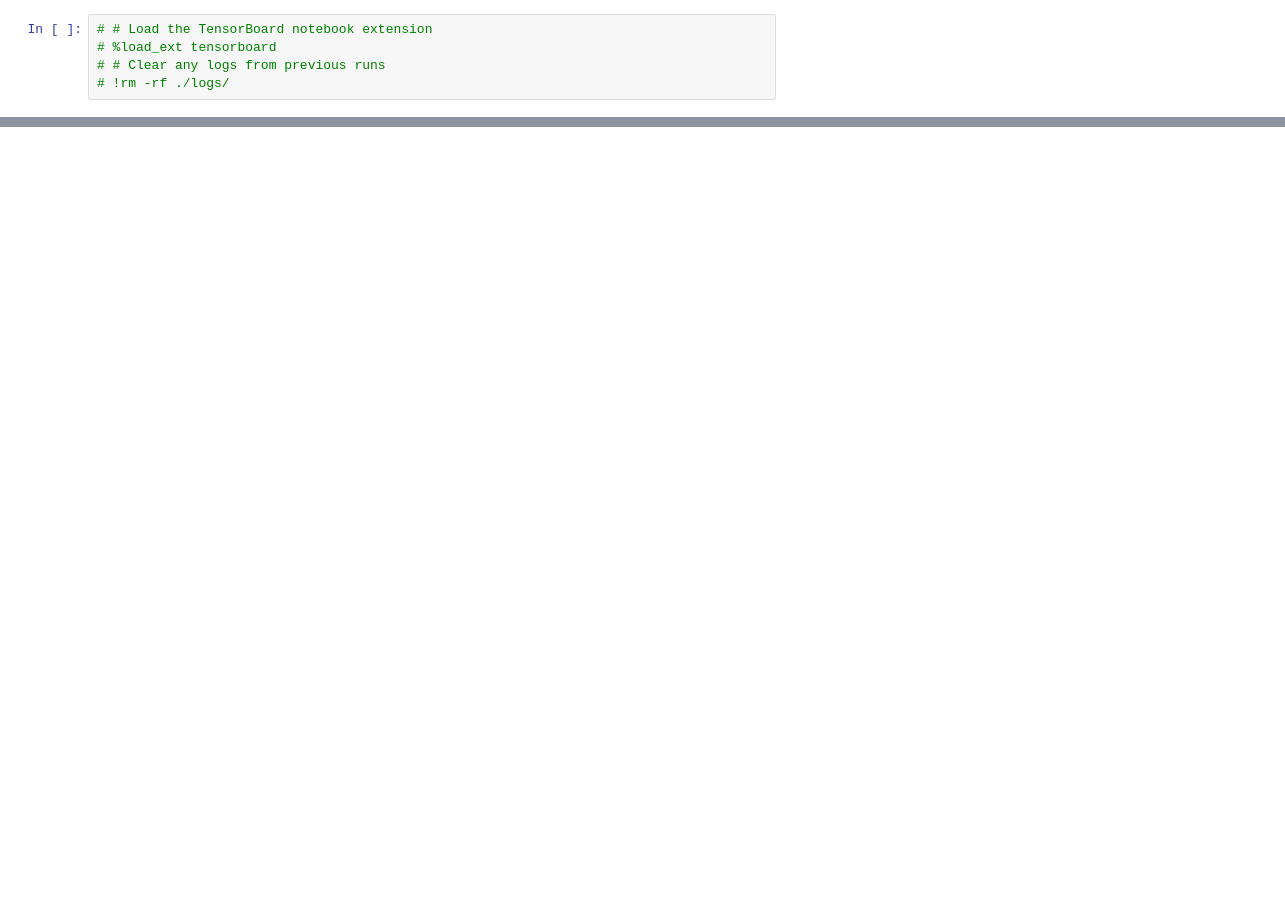
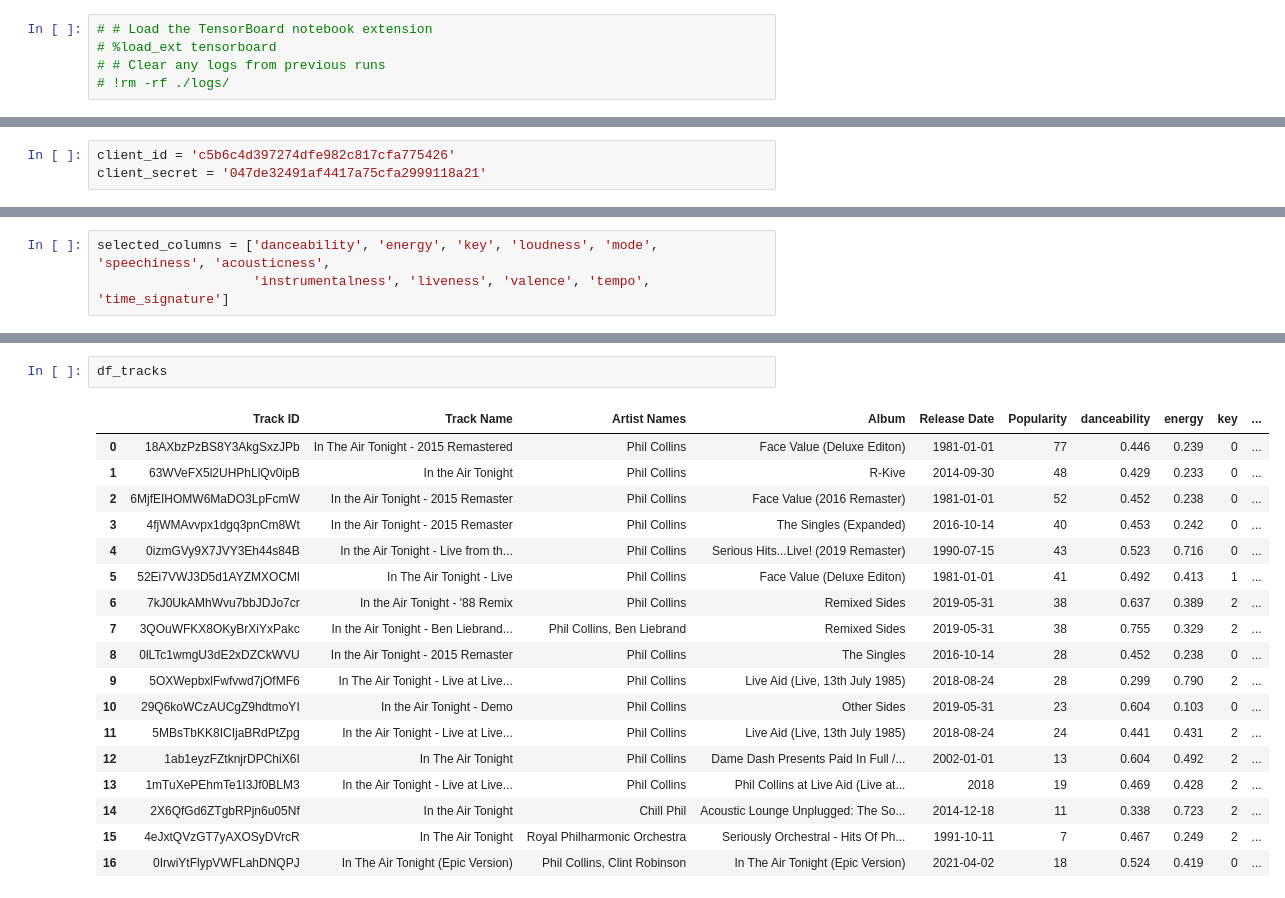
Before and after one commit to Coopsims/Random-Projects, a Jupyter notebook: Spotify Data Science/Song Popularity/Spotify-analysis-V2.0.ipynb, the cells around one changed output, grey strips where cells are left out. Cells and saved outputs as stored; diff of their text form; blank space fills up the shorter version.

```diff
--- a/Spotify Data Science/Song Popularity/Spotify-analysis-V2.0.ipynb
+++ b/Spotify Data Science/Song Popularity/Spotify-analysis-V2.0.ipynb
@@ -172,5 +167,8 @@ def f1_score_nn(y_true, y_pred):
     f1_val = 2 * (precision * recall) / (precision + recall + K.epsilon())
 
     return f1_val
+# %%
+client_id = 'c5b6c4d397274dfe982c817cfa775426'
+client_secret = '047de32491af4417a75cfa2999118a21'
 # %%
 # Putting file specific info into arrays for easier access
@@ -417,0 +396,3 @@ AUPRC: 0.879257
+# %%
+selected_columns = ['danceability', 'energy', 'key', 'loudness', 'mode', 'speechiness', 'acousticness',
+                    'instrumentalness', 'liveness', 'valence', 'tempo', 'time_signature']
@@ -419,0 +462,21 @@ AUPRC: 0.879257
+# %%
+df_tracks
+# %% [output]
+|  | Track ID | Track Name | Artist Names | Album | Release Date | Popularity | danceability | energy | key | ... |
+| 0 | 18AXbzPzBS8Y3AkgSxzJPb | In The Air Tonight - 2015 Remastered | Phil Collins | Face Value (Deluxe Editon) | 1981-01-01 | 77 | 0.446 | 0.239 | 0 | ... |
+| 1 | 63WVeFX5l2UHPhLlQv0ipB | In the Air Tonight | Phil Collins | R-Kive | 2014-09-30 | 48 | 0.429 | 0.233 | 0 | ... |
+| 2 | 6MjfEIHOMW6MaDO3LpFcmW | In the Air Tonight - 2015 Remaster | Phil Collins | Face Value (2016 Remaster) | 1981-01-01 | 52 | 0.452 | 0.238 | 0 | ... |
+| 3 | 4fjWMAvvpx1dgq3pnCm8Wt | In the Air Tonight - 2015 Remaster | Phil Collins | The Singles (Expanded) | 2016-10-14 | 40 | 0.453 | 0.242 | 0 | ... |
+| 4 | 0izmGVy9X7JVY3Eh44s84B | In the Air Tonight - Live from th... | Phil Collins | Serious Hits...Live! (2019 Remaster) | 1990-07-15 | 43 | 0.523 | 0.716 | 0 | ... |
+| 5 | 52Ei7VWJ3D5d1AYZMXOCMl | In The Air Tonight - Live | Phil Collins | Face Value (Deluxe Editon) | 1981-01-01 | 41 | 0.492 | 0.413 | 1 | ... |
+| 6 | 7kJ0UkAMhWvu7bbJDJo7cr | In the Air Tonight - '88 Remix | Phil Collins | Remixed Sides | 2019-05-31 | 38 | 0.637 | 0.389 | 2 | ... |
+| 7 | 3QOuWFKX8OKyBrXiYxPakc | In the Air Tonight - Ben Liebrand... | Phil Collins, Ben Liebrand | Remixed Sides | 2019-05-31 | 38 | 0.755 | 0.329 | 2 | ... |
+| 8 | 0lLTc1wmgU3dE2xDZCkWVU | In the Air Tonight - 2015 Remaster | Phil Collins | The Singles | 2016-10-14 | 28 | 0.452 | 0.238 | 0 | ... |
+| 9 | 5OXWepbxlFwfvwd7jOfMF6 | In The Air Tonight - Live at Live... | Phil Collins | Live Aid (Live, 13th July 1985) | 2018-08-24 | 28 | 0.299 | 0.790 | 2 | ... |
+| 10 | 29Q6koWCzAUCgZ9hdtmoYI | In the Air Tonight - Demo | Phil Collins | Other Sides | 2019-05-31 | 23 | 0.604 | 0.103 | 0 | ... |
+| 11 | 5MBsTbKK8ICIjaBRdPtZpg | In the Air Tonight - Live at Live... | Phil Collins | Live Aid (Live, 13th July 1985) | 2018-08-24 | 24 | 0.441 | 0.431 | 2 | ... |
+| 12 | 1ab1eyzFZtknjrDPChiX6I | In The Air Tonight | Phil Collins | Dame Dash Presents Paid In Full /... | 2002-01-01 | 13 | 0.604 | 0.492 | 2 | ... |
+| 13 | 1mTuXePEhmTe1I3Jf0BLM3 | In the Air Tonight - Live at Live... | Phil Collins | Phil Collins at Live Aid (Live at... | 2018 | 19 | 0.469 | 0.428 | 2 | ... |
+| 14 | 2X6QfGd6ZTgbRPjn6u05Nf | In the Air Tonight | Chill Phil | Acoustic Lounge Unplugged: The So... | 2014-12-18 | 11 | 0.338 | 0.723 | 2 | ... |
+| 15 | 4eJxtQVzGT7yAXOSyDVrcR | In The Air Tonight | Royal Philharmonic Orchestra | Seriously Orchestral - Hits Of Ph... | 1991-10-11 | 7 | 0.467 | 0.249 | 2 | ... |
+| 16 | 0IrwiYtFlypVWFLahDNQPJ | In The Air Tonight (Epic Version) | Phil Collins, Clint Robinson | In The Air Tonight (Epic Version) | 2021-04-02 | 18 | 0.524 | 0.419 | 0 | ... |
```
Also changed, not shown: parts of 21 cells of this notebook, 15 other files.
